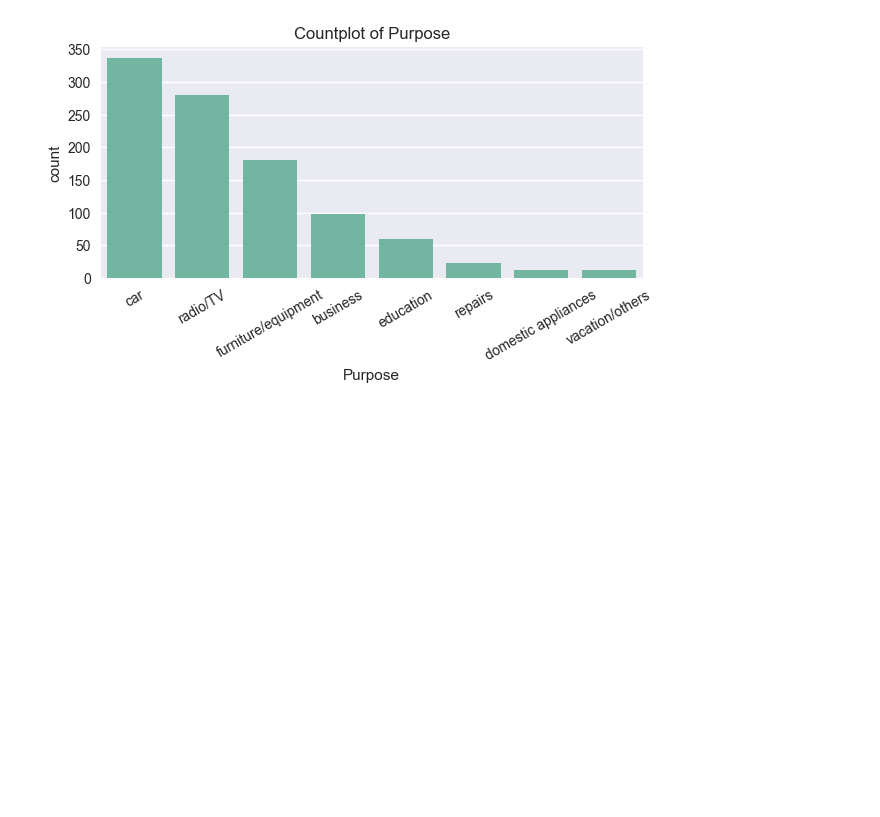
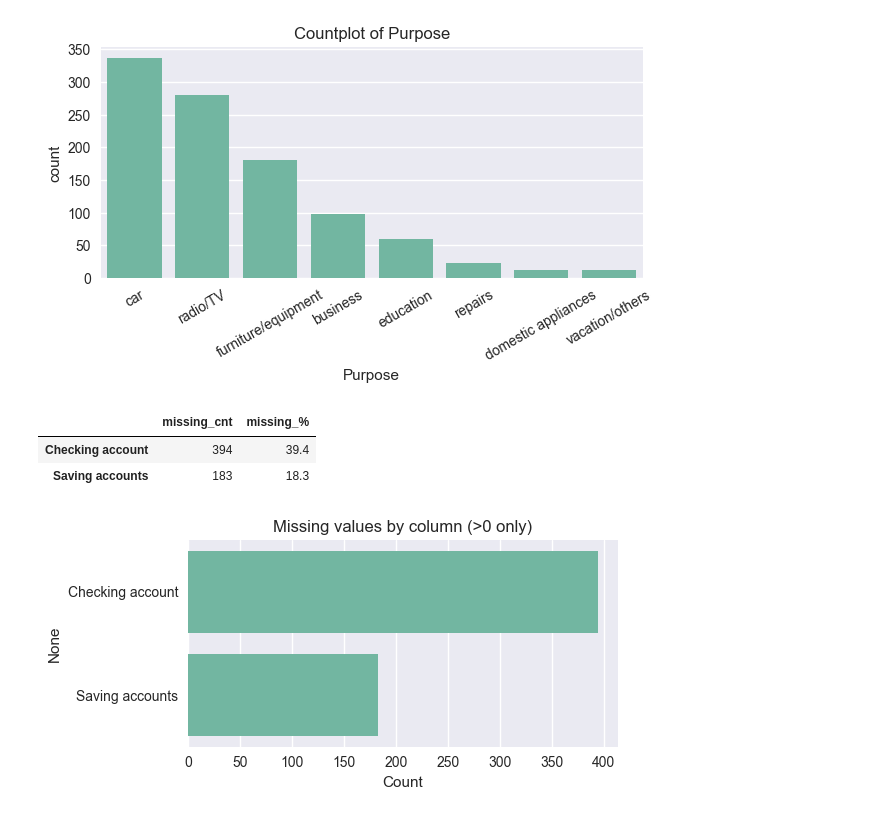
Before and after one commit to EmreKaratas1/CreditWise, a Jupyter notebook: notebooks/01_EDA.ipynb, the cells around one changed output. Saved outputs shown, nothing was run; the diff lists cells and outputs as text; code cells hidden in the pictures; blank space fills up the shorter version.

Commit message:
feat(EDA): add missing-values & correlation plots; save figures; update README

```diff
--- a/notebooks/01_EDA.ipynb
+++ b/notebooks/01_EDA.ipynb
@@ -63,3 +63,27 @@ for col in cat_cols:
 [figure]
 [figure]
 [figure]
+# %%
+# Missing summary
+missing_cnt = df.isna().sum().sort_values(ascending=False)
+missing_pct = (missing_cnt / len(df) * 100).round(1)
+
+# Filter only columns with missing values greater than 0
+missing_filtered = missing_cnt[missing_cnt > 0]
+missing_pct_filtered = missing_pct[missing_cnt > 0]
+
+display(pd.DataFrame({"missing_cnt": missing_filtered, "missing_%": missing_pct_filtered}))
+
+# Bar chart
+plt.figure(figsize=(6,3))
+sns.barplot(x=missing_filtered.values, y=missing_filtered.index)
+plt.title("Missing values by column (>0 only)")
+plt.xlabel("Count")
+plt.tight_layout()
+plt.savefig("../images/Missing_values_filtered.png", dpi=150)
+plt.show()
+# %% [output]
+|  | missing_cnt | missing_% |
+| Checking account | 394 | 39.4 |
+| Saving accounts | 183 | 18.3 |
+[figure, added]
```
Also changed, not shown: parts of 6 cells of this notebook, 10 other files.
